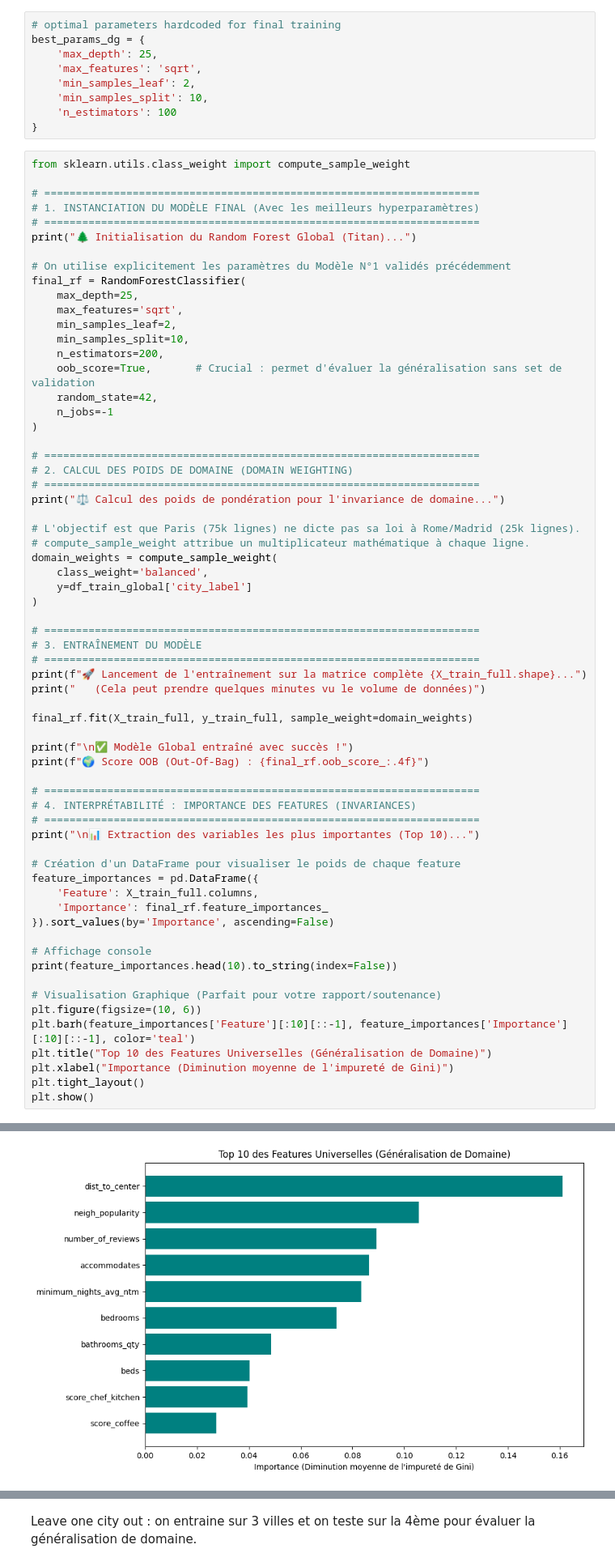
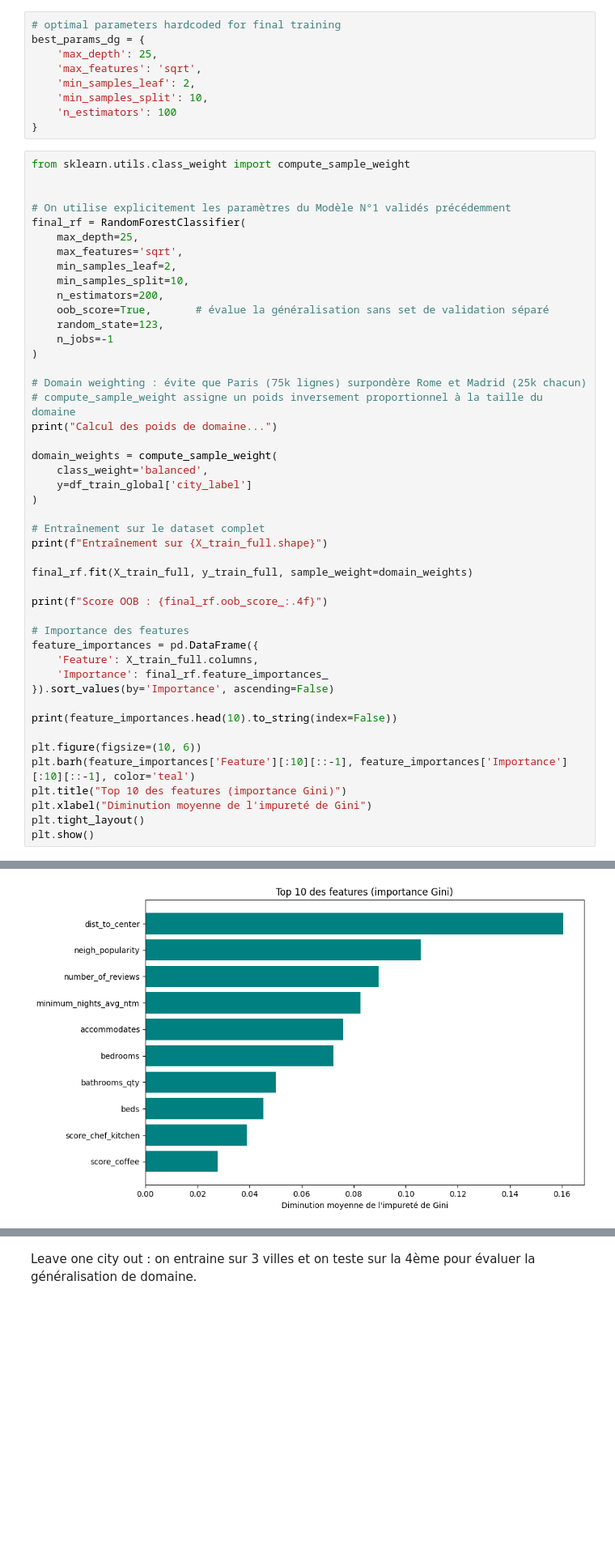
Before and after one commit to Felix-prjcts/ML_Airbnb_domain_generalisation, a Jupyter notebook: generalisation.ipynb, the cells around one changed output, grey strips where cells are left out. Shown at 81% size. Saved outputs shown, nothing was run; the diff lists cells and outputs as text; blank space fills up the shorter version.

```diff
--- a/generalisation.ipynb
+++ b/generalisation.ipynb
@@ -231,10 +220,6 @@ best_params_dg = {
 # %%
 from sklearn.utils.class_weight import compute_sample_weight
 
-# =====================================================================
-# 1. INSTANCIATION DU MODÈLE FINAL (Avec les meilleurs hyperparamètres)
-# =====================================================================
-print("🌲 Initialisation du Random Forest Global (Titan)...")
 
 # On utilise explicitement les paramètres du Modèle N°1 validés précédemment
 final_rf = RandomForestClassifier(
@@ -243,53 +228,39 @@ final_rf = RandomForestClassifier(
     min_samples_leaf=2,
     min_samples_split=10,
     n_estimators=200,
-    oob_score=True,       # Crucial : permet d'évaluer la généralisation sans set de validation
-    random_state=42,
+    oob_score=True,       # évalue la généralisation sans set de validation séparé
+    random_state=123,
     n_jobs=-1
 )
 
-# =====================================================================
-# 2. CALCUL DES POIDS DE DOMAINE (DOMAIN WEIGHTING)
-# =====================================================================
-print("⚖️ Calcul des poids de pondération pour l'invariance de domaine...")
+# Domain weighting : évite que Paris (75k lignes) surpondère Rome et Madrid (25k chacun)
+# compute_sample_weight assigne un poids inversement proportionnel à la taille du domaine
+print("Calcul des poids de domaine...")
 
-# L'objectif est que Paris (75k lignes) ne dicte pas sa loi à Rome/Madrid (25k lignes).
-# compute_sample_weight attribue un multiplicateur mathématique à chaque ligne.
 domain_weights = compute_sample_weight(
     class_weight='balanced',
     y=df_train_global['city_label']
 )
 
-# =====================================================================
-# 3. ENTRAÎNEMENT DU MODÈLE
-# =====================================================================
-print(f"🚀 Lancement de l'entraînement sur la matrice complète {X_train_full.shape}...")
-print("   (Cela peut prendre quelques minutes vu le volume de données)")
+# Entraînement sur le dataset complet
+print(f"Entraînement sur {X_train_full.shape}")
 
 final_rf.fit(X_train_full, y_train_full, sample_weight=domain_weights)
 
-print(f"\n✅ Modèle Global entraîné avec succès !")
-print(f"🌍 Score OOB (Out-Of-Bag) : {final_rf.oob_score_:.4f}")
+print(f"Score OOB : {final_rf.oob_score_:.4f}")
 
-# =====================================================================
-# 4. INTERPRÉTABILITÉ : IMPORTANCE DES FEATURES (INVARIANCES)
-# =====================================================================
-print("\n📊 Extraction des variables les plus importantes (Top 10)...")
-
-# Création d'un DataFrame pour visualiser le poids de chaque feature
+# Importance des features
 feature_importances = pd.DataFrame({
     'Feature': X_train_full.columns,
     'Importance': final_rf.feature_importances_
 }).sort_values(by='Importance', ascending=False)
 
-# Affichage console
 print(feature_importances.head(10).to_string(index=False))
 
-# Visualisation Graphique (Parfait pour votre rapport/soutenance)
 plt.figure(figsize=(10, 6))
 plt.barh(feature_importances['Feature'][:10][::-1], feature_importances['Importance'][:10][::-1], color='teal')
-plt.title("Top 10 des Features Universelles (Généralisation de Domaine)")
-plt.xlabel("Importance (Diminution moyenne de l'impureté de Gini)")
+plt.title("Top 10 des features (importance Gini)")
+plt.xlabel("Diminution moyenne de l'impureté de Gini")
 plt.tight_layout()
 plt.show()
 # %% [output]
@@ -316,4 +281,4 @@ minimum_nights_avg_ntm    0.083468
-[figure, old version]
+[figure, new version]
 # %%
 def rerank_predictions(y_proba):
     """
```
Also changed, not shown: parts of 11 cells of this notebook.
